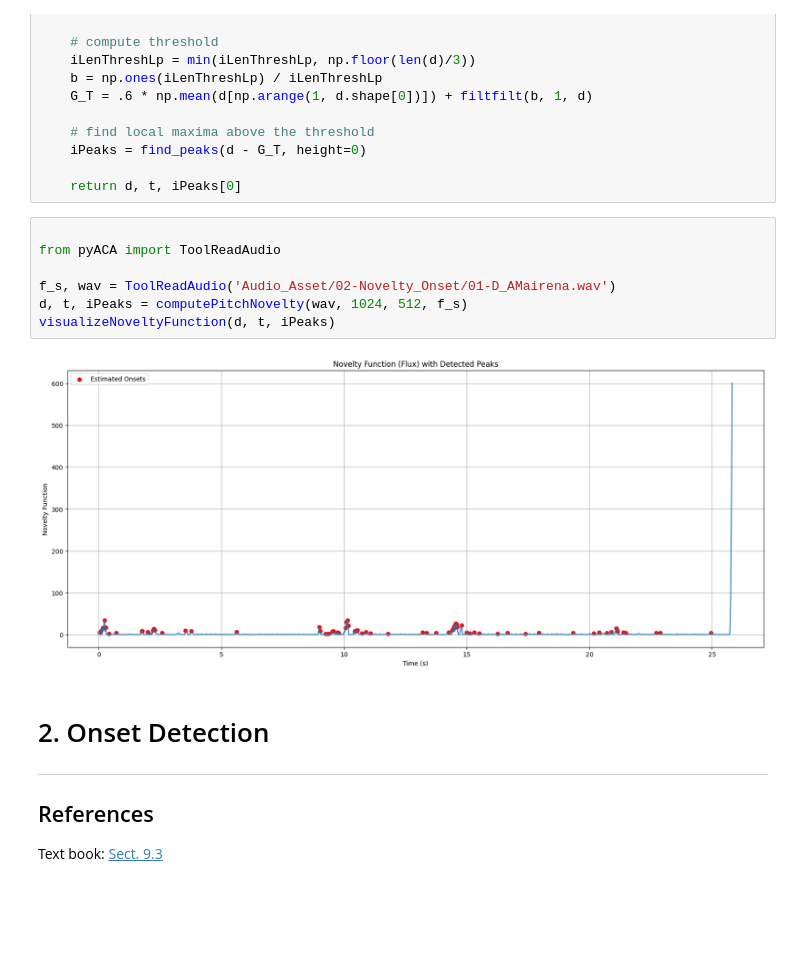
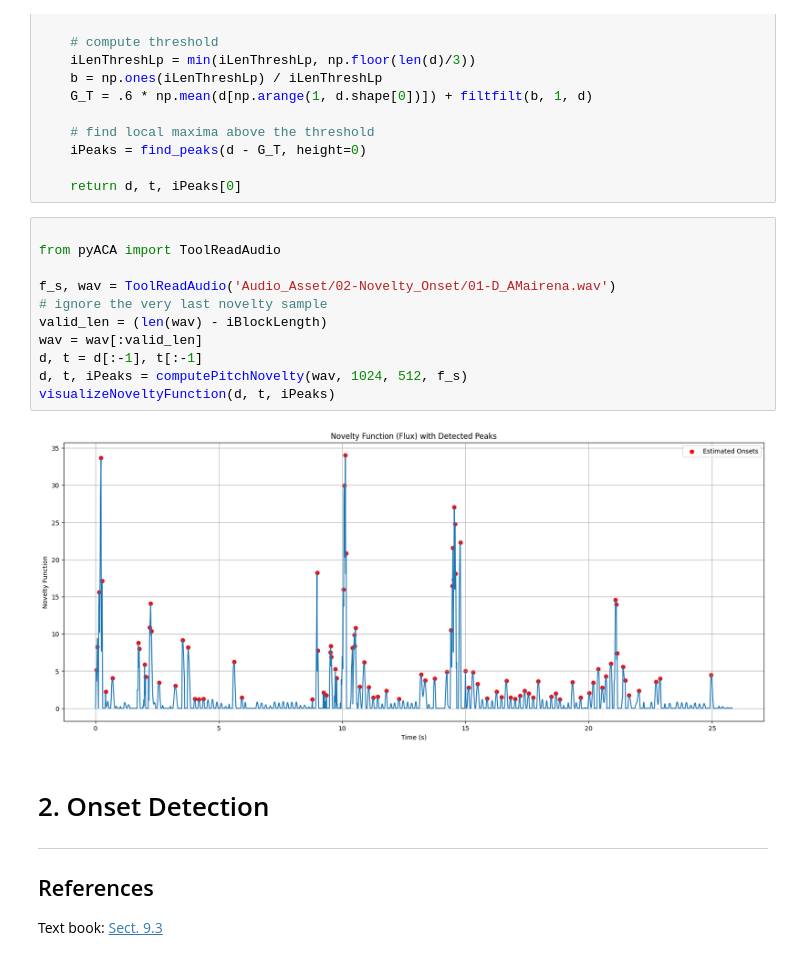
Before and after one commit to alexanderlerch/pynbACA, a Jupyter notebook: Notebooks/02_Novelty_Onset.ipynb, the cells around one changed output. Cells and saved outputs as stored; diff of their text form; blank space fills up the shorter version.

Commit message:
modify pitch novelty figure

```diff
--- a/Notebooks/02_Novelty_Onset.ipynb
+++ b/Notebooks/02_Novelty_Onset.ipynb
@@ -196,12 +196,16 @@ def computePitchNovelty(wav, frame_size, hop_size, f_s):
 # %%
 
 from pyACA import ToolReadAudio
 
 f_s, wav = ToolReadAudio('Audio_Asset/02-Novelty_Onset/01-D_AMairena.wav')
+# ignore the very last novelty sample
+valid_len = (len(wav) - iBlockLength)
+wav = wav[:valid_len]
+d, t = d[:-1], t[:-1]
 d, t, iPeaks = computePitchNovelty(wav, 1024, 512, f_s)
 visualizeNoveltyFunction(d, t, iPeaks)
 # %% [output]
-[figure, old version]
+[figure, new version]
 # %% [markdown]
 # 2. Onset Detection
 ---
```
